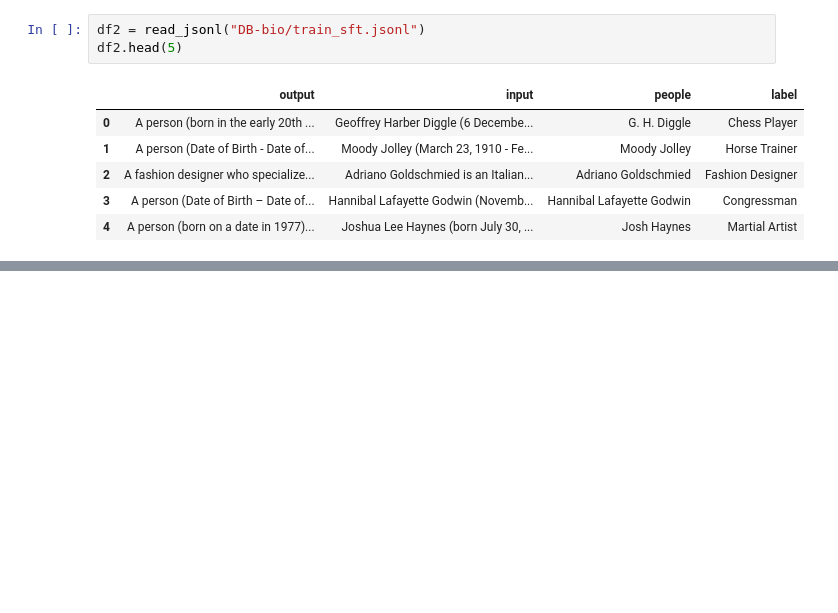
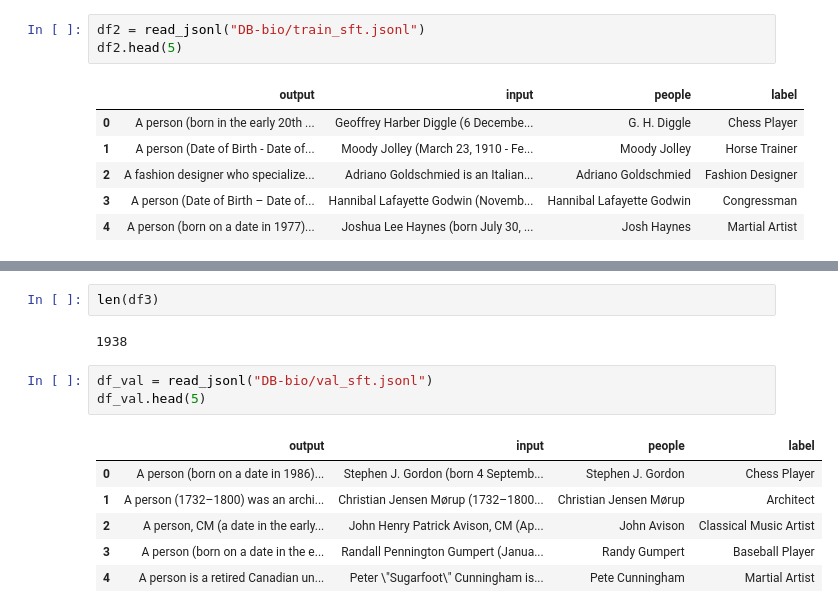
Before and after one commit to e-strauss/AnonymizationXAI, a Jupyter notebook: DataExploration.ipynb, the cells around one changed output, grey strips where cells are left out. Cells and saved outputs as stored; diff of their text form; blank space fills up the shorter version.

```diff
--- a/DataExploration.ipynb
+++ b/DataExploration.ipynb
@@ -120,3 +190,17 @@ df3.head(5)
 | 2 | Adriano Goldschmied is an Italian... | Agent | Artist | FashionDesigner | Adriano_Goldschmied | 164 | Fashion Designer | Adriano Goldschmied |
 | 3 | Hannibal Lafayette Godwin (Novemb... | Agent | Politician | Congressman | Hannibal_Lafayette_Godwin | 200 | Congressman | Hannibal Lafayette Godwin |
 | 4 | Joshua Lee Haynes (born July 30, ... | Agent | Athlete | MartialArtist | Josh_Haynes | 160 | Martial Artist | Josh Haynes |
+# %%
+len(df3)
+# %% [output]
+1938
+# %%
+df_val = read_jsonl("DB-bio/val_sft.jsonl")
+df_val.head(5)
+# %% [output]
+|  | output | input | people | label |
+| 0 | A person (born on a date in 1986)... | Stephen J. Gordon (born 4 Septemb... | Stephen J. Gordon | Chess Player |
+| 1 | A person (1732–1800) was an archi... | Christian Jensen Mørup (1732–1800... | Christian Jensen Mørup | Architect |
+| 2 | A person, CM (a date in the early... | John Henry Patrick Avison, CM (Ap... | John Avison | Classical Music Artist |
+| 3 | A person (born on a date in the e... | Randall Pennington Gumpert (Janua... | Randy Gumpert | Baseball Player |
+| 4 | A person is a retired Canadian un... | Peter \"Sugarfoot\" Cunningham is... | Pete Cunningham | Martial Artist |
```
Also changed, not shown: parts of 8 cells of this notebook.
